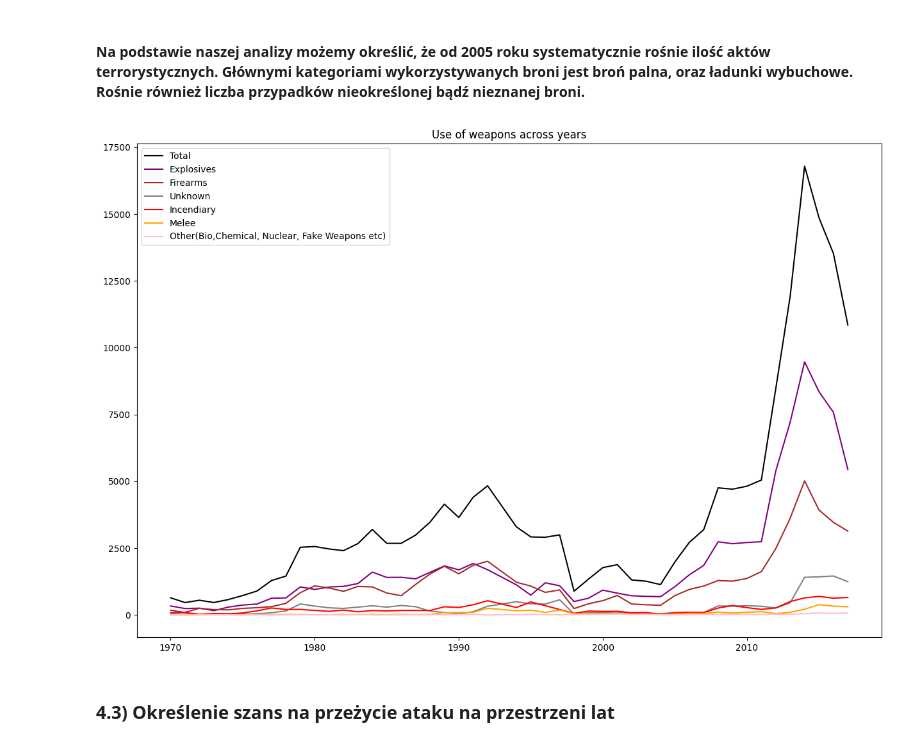
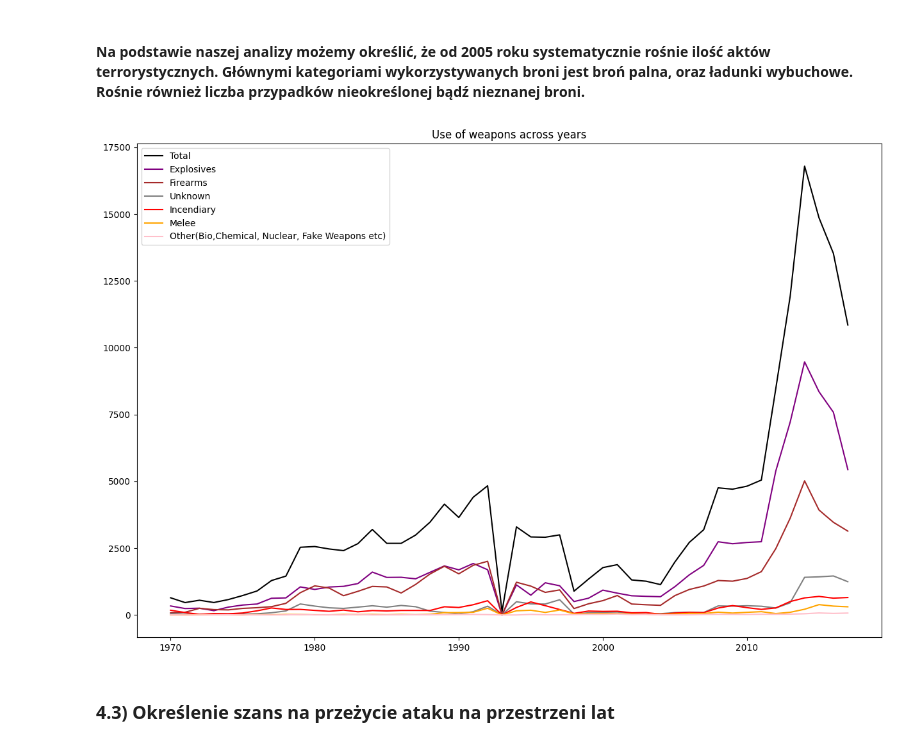
Before and after one commit to MarekWegierek/GTD-Analysis, a Jupyter notebook: GTD Analysis.ipynb, the cells around one changed output. Saved outputs shown, nothing was run; the diff lists cells and outputs as text; code cells hidden in the pictures.

```diff
--- a/GTD Analysis.ipynb
+++ b/GTD Analysis.ipynb
@@ -732,0 +784,8 @@ plt.show()
+# %%
+weap9 = df_transformed.loc[df_transformed['weaptype1']==9.0,'iyear'].value_counts(sort=False).tolist()
+weap9.insert(23,0)
+# %%
+other= df.loc[df['weaptype1'].isin([1.0,2.0,3.0,4.0,7.0,10.0,11.0,12.0]), 'iyear'].value_counts(sort=False).tolist()
+other.insert(23,0)
+# %%
+other.insert(23,0)
@@ -733,6 +812,6 @@ plt.show()
 # %%
 df_years_list = [1970, 1971, 1972, 1973, 1974, 1975, 1976, 1977, 1978, 1979, 1980, 1981,
-       1982, 1983, 1984, 1985, 1986, 1987, 1988, 1989, 1990, 1991, 1992, 1994,
+       1982, 1983, 1984, 1985, 1986, 1987, 1988, 1989, 1990, 1991, 1992, 1993,1994,
        1995, 1996, 1997, 1998, 1999, 2000, 2001, 2002, 2003, 2004, 2005, 2006,
        2007, 2008, 2009, 2010, 2011, 2012, 2013, 2014, 2015, 2016, 2017]
 plt.figure(figsize=(15,10))
@@ -740,38 +819,37 @@ plt.title('Use of weapons across years')
 
 
 plt.plot(df_years_list,
-         df_weapons_yo.sort_values(by='iyear', ascending=True)['iyear'].value_counts(sort=False).values,
+         df_transformed.sort_values(by='iyear', ascending=True)['iyear'].value_counts(sort=False).values,
          color='black',
          label='Total',
          )
 
 plt.plot(df_years_list,
-         df_weapons_yo.loc[df_weapons_yo['weaptype1']==6.0].value_counts(sort=False).tolist(),
+         weap6,
         color='purple',
         label='Explosives')
 
 plt.plot(df_years_list,
-         df_weapons_yo.loc[df_weapons_yo['weaptype1']==5.0].value_counts(sort=False).tolist(),
+         weap5,
         color='brown',
         label='Firearms')
 
 plt.plot(df_years_list,
-         df_weapons_yo.loc[df_weapons_yo['weaptype1']==13.0].value_counts(sort=False).tolist(),
+         weap13,
         color='grey',
         label='Unknown')
 
 plt.plot(df_years_list,
-         df_weapons_yo.loc[df_weapons_yo['weaptype1']==8.0].value_counts(sort=False).tolist(),
+         weap8,
         color='red',
         label='Incendiary')
 
 plt.plot(df_years_list,
-         df_weapons_yo.loc[df_weapons_yo['weaptype1']==9.0].value_counts(sort=False).tolist(),
+         weap9,
         color='orange',
         label='Melee')
 
-other= df_weapons_yo.loc[df_weapons_yo['weaptype1'].isin([1.0,2.0,3.0,4.0,7.0,10.0,11.0,12.0]), 'iyear'].value_counts(sort=False).tolist()
-other.insert(22,0)
+
 plt.plot(df_years_list,
          other,
         color='pink',
@@ -834,7 +911,7 @@ plt.show()
 #### Na podstawie naszej analizy możemy określić, że od 2005 roku systematycznie rośnie ilość aktów terrorystycznych. Głównymi kategoriami wykorzystywanych broni jest broń palna, oraz ładunki wybuchowe. Rośnie również liczba przypadków nieokreślonej bądź nieznanej broni.
 # %%
 df_years_list = [1970, 1971, 1972, 1973, 1974, 1975, 1976, 1977, 1978, 1979, 1980, 1981,
-       1982, 1983, 1984, 1985, 1986, 1987, 1988, 1989, 1990, 1991, 1992, 1994,
+       1982, 1983, 1984, 1985, 1986, 1987, 1988, 1989, 1990, 1991, 1992, 1993,1994,
        1995, 1996, 1997, 1998, 1999, 2000, 2001, 2002, 2003, 2004, 2005, 2006,
        2007, 2008, 2009, 2010, 2011, 2012, 2013, 2014, 2015, 2016, 2017]
 plt.figure(figsize=(15,10))
@@ -842,48 +919,47 @@ plt.title('Use of weapons across years')
 
 
 plt.plot(df_years_list,
-         df_weapons_yo.sort_values(by='iyear', ascending=True)['iyear'].value_counts(sort=False).values,
+         df_transformed.sort_values(by='iyear', ascending=True)['iyear'].value_counts(sort=False).values,
          color='black',
          label='Total',
          )
 
 plt.plot(df_years_list,
-         df_weapons_yo.loc[df_weapons_yo['weaptype1']==6.0].value_counts(sort=False).tolist(),
+         weap6,
         color='purple',
         label='Explosives')
 
 plt.plot(df_years_list,
-         df_weapons_yo.loc[df_weapons_yo['weaptype1']==5.0].value_counts(sort=False).tolist(),
+         weap5,
         color='brown',
         label='Firearms')
 
 plt.plot(df_years_list,
-         df_weapons_yo.loc[df_weapons_yo['weaptype1']==13.0].value_counts(sort=False).tolist(),
+         weap13,
         color='grey',
         label='Unknown')
 
 plt.plot(df_years_list,
-         df_weapons_yo.loc[df_weapons_yo['weaptype1']==8.0].value_counts(sort=False).tolist(),
+         weap8,
         color='red',
         label='Incendiary')
 
 plt.plot(df_years_list,
-         df_weapons_yo.loc[df_weapons_yo['weaptype1']==9.0].value_counts(sort=False).tolist(),
+         weap9,
         color='orange',
         label='Melee')
 
-other= df_weapons_yo.loc[df_weapons_yo['weaptype1'].isin([1.0,2.0,3.0,4.0,7.0,10.0,11.0,12.0]), 'iyear'].value_counts(sort=False).tolist()
-other.insert(22,0)
+
 plt.plot(df_years_list,
          other,
         color='pink',
         label='Other(Bio,Chemical, Nuclear, Fake Weapons etc)')
 
 
 plt.legend()
 plt.show()
 # %% [output]
-[figure, old version]
+[figure, new version]
 # %% [markdown]
 ### 4.3) Określenie szans na przeżycie ataku na przestrzeni lat
 # %% [markdown]
```
Also changed, not shown: parts of 14 cells of this notebook.
